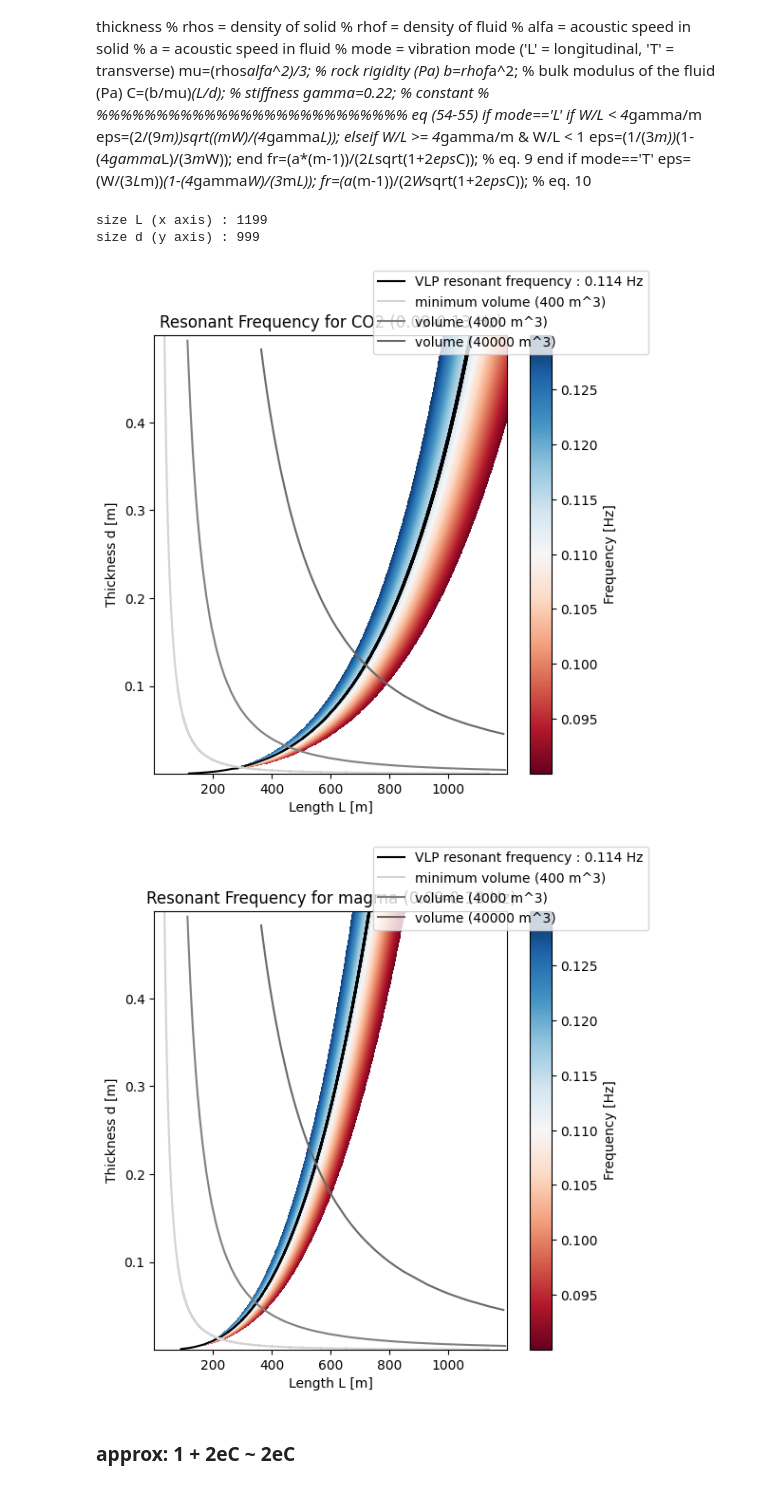
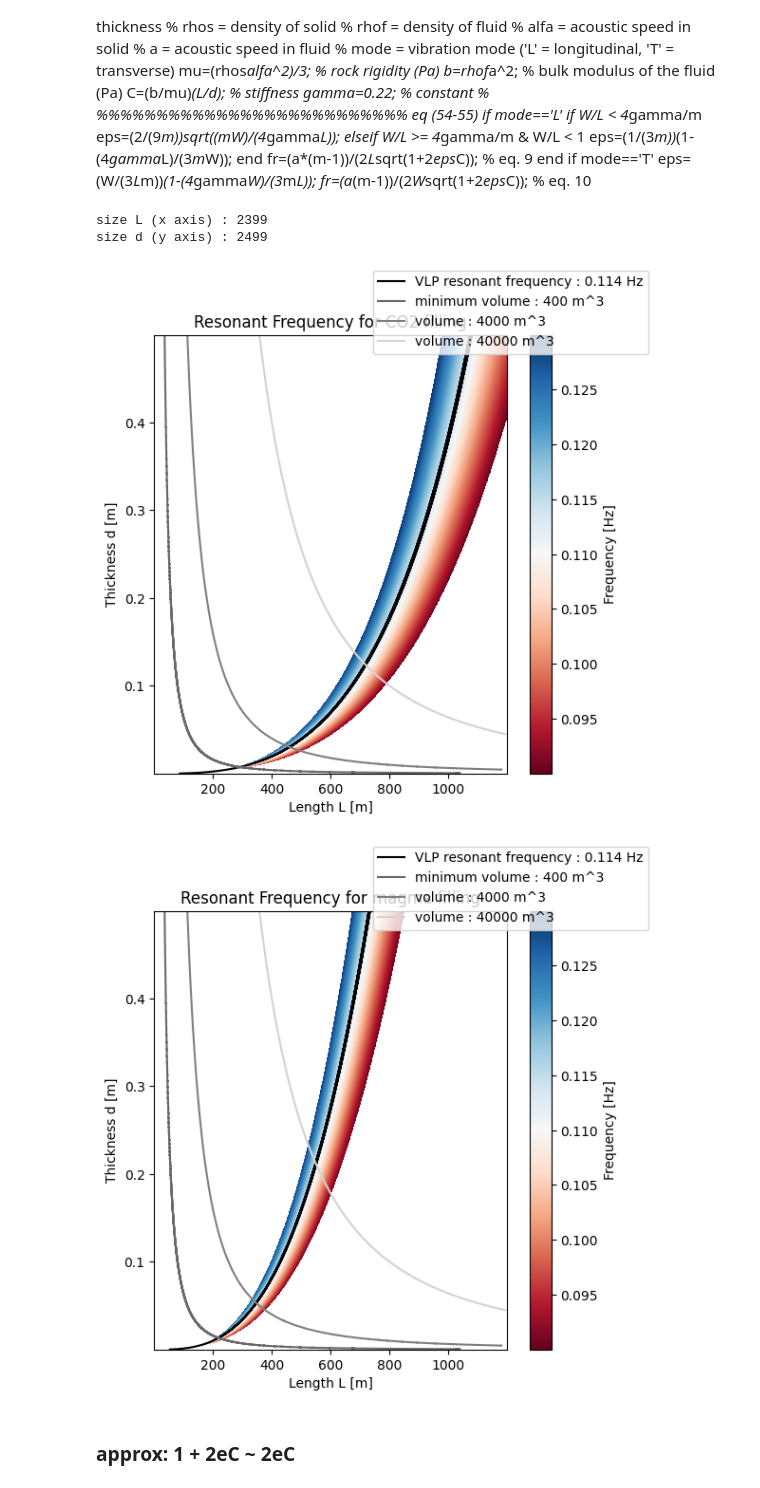
Before and after one commit to giacomorapagnani/CAMPI_FLEGREI_moment_tensor, a Jupyter notebook: codes/crack.ipynb, the cells around one changed output. Saved outputs shown, nothing was run; the diff lists cells and outputs as text; code cells hidden in the pictures.

```diff
--- a/codes/crack.ipynb
+++ b/codes/crack.ipynb
@@ -86,8 +86,8 @@ rho_f_co2=560.        # fluid density [kg/m^3]
 ############################################
 ####################### CHANGE######################
 ############################################
-l=np.arange(1,1200,1)
-d=np.arange(0.0005,0.5,0.0005)
+l=np.arange(.5,1200,0.5)
+d=np.arange(0.0002,0.5,0.0002)
 ############################################
 ####################### CHANGE ######################
 ############################################
@@ -119,7 +119,7 @@ VOLUME_approx=np.round(VOLUME,decimals=-1)
 fig, ax = plt.subplots(figsize=(6,6))
 mask_co2 = ma.masked_outside(f_calc_co2,mask_min_value,mask_max_value)
 img=ax.imshow(mask_co2, interpolation='hanning',cmap=plt.cm.RdBu,origin='lower', extent=[np.min(l),np.max(l),np.min(d),np.max(d)])
-ax.set_title(f'Resonant Frequency for CO2 ({mask_min_value}-{mask_max_value} Hz)')
+ax.set_title(f'Resonant Frequency for CO2 filling')
 ax.set_aspect('auto')
 ax.set_xlabel('Length L [m]')
 ax.set_ylabel('Thickness d [m]')
@@ -132,45 +132,45 @@ ax.plot( l[y],d[x],'k',label='VLP resonant frequency : 0.114 Hz')
 
 # minimum volume (400 m^3)
 x,y = np.where(VOLUME_approx==volume_max)
-ax.plot( l[y],d[x],'lightgrey',label='minimum volume (400 m^3)')
+ax.plot( l[y],d[x],'dimgrey',label='minimum volume : 400 m^3')
 x,y = np.where(VOLUME_approx==volume_max*10)
-ax.plot( l[y],d[x],'gray',label='volume (4000 m^3)')
+ax.plot( l[y],d[x],'gray',label='volume : 4000 m^3')
 x,y = np.where(VOLUME_approx==volume_max*100)
-ax.plot( l[y],d[x],'dimgrey',label='volume (40000 m^3)')
+ax.plot( l[y],d[x],'lightgrey',label='volume : 40000 m^3')
 fig.legend()
 plt.savefig('../PLOTS/PAPER/SF9/resonant_frequency_CO2.svg')
 
 ###############
 # plot magma
 ###############
 # frequency (2D image)
 fig, ax = plt.subplots(figsize=(6,6))
 mask_magma = ma.masked_outside(f_calc_magma,mask_min_value,mask_max_value)
 img=ax.imshow(mask_magma, interpolation='hanning',cmap=plt.cm.RdBu,origin='lower', extent=[np.min(l),np.max(l),np.min(d),np.max(d)])
-ax.set_title(f'Resonant Frequency for magma ({mask_min_value}-{mask_max_value} Hz)')
+ax.set_title(f'Resonant Frequency for magma filling')
 ax.set_aspect('auto')
 ax.set_xlabel('Length L [m]')
 ax.set_ylabel('Thickness d [m]')
 fig.colorbar(img,label='Frequency [Hz]')
 
 # resonationg frequency curve (0.114 Hz)
 f_calc_magma_approx=np.round(f_calc_magma,decimals=approx_decimals)
 x,y = np.where(f_calc_magma_approx==approx_f_value)
 ax.plot( l[y],d[x],'k',label='VLP resonant frequency : 0.114 Hz')
 # minimum volume (400 m^3)
 x,y = np.where(VOLUME_approx==volume_max)
-ax.plot( l[y],d[x],'lightgrey',label='minimum volume (400 m^3)')
+ax.plot( l[y],d[x],'dimgrey',label='minimum volume : 400 m^3')
 x,y = np.where(VOLUME_approx==volume_max*10)
-ax.plot( l[y],d[x],'grey',label='volume (4000 m^3)')
+ax.plot( l[y],d[x],'grey',label='volume : 4000 m^3')
 x,y = np.where(VOLUME_approx==volume_max*100)
-ax.plot( l[y],d[x],'dimgrey',label='volume (40000 m^3)')
+ax.plot( l[y],d[x],'lightgrey',label='volume : 40000 m^3')
 fig.legend()
 plt.savefig('../PLOTS/PAPER/SF9/resonant_frequency_magma.svg')
 # %% [output]
-size L (x axis) : 1199
-size d (y axis) : 999
+size L (x axis) : 2399
+size d (y axis) : 2499
-[figure, old version]
+[figure, new version]
-[figure, old version]
+[figure, new version]
 # %% [markdown]
 ### approx: 1 + 2eC ~ 2eC
 # %%
```
Also changed, not shown: 24 other files.
